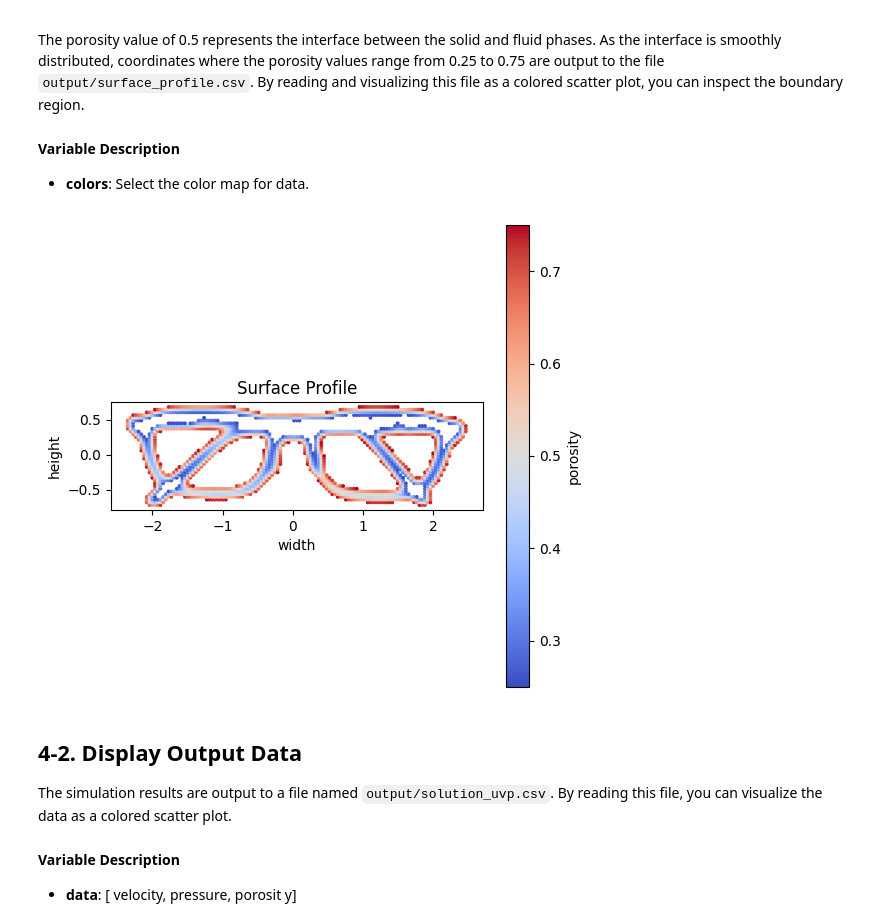
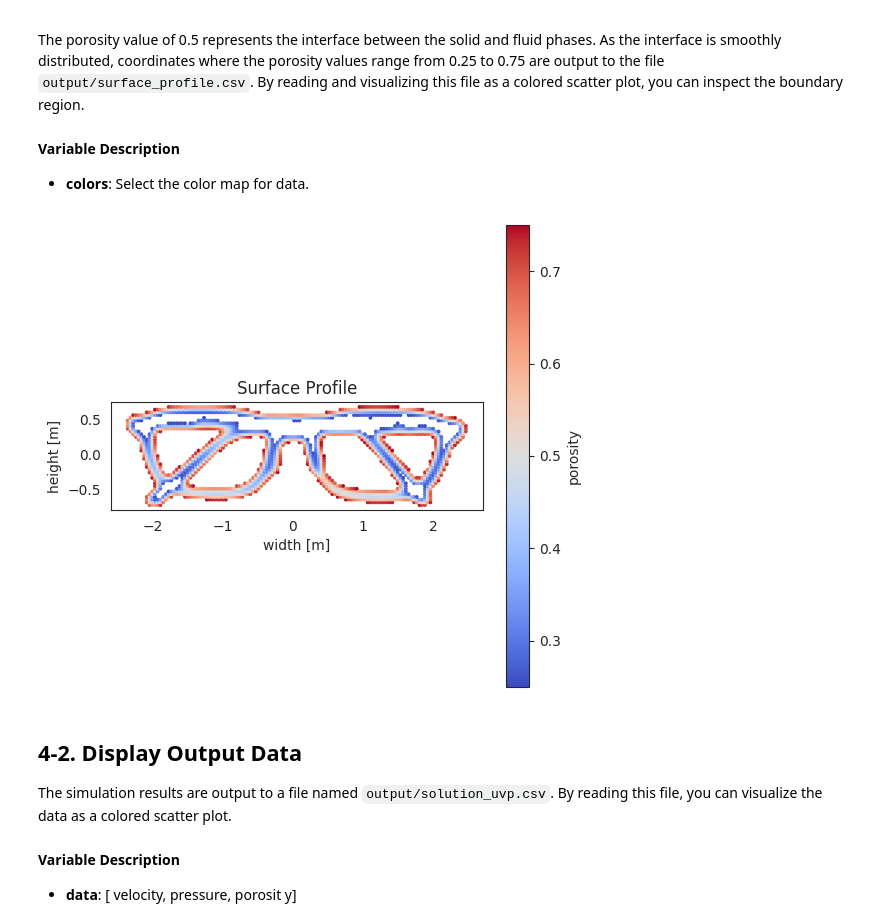
Before and after one commit to nobu-n2002/PixelNote, a Jupyter notebook: PixelNote.ipynb, the cells around one changed output. Drawn from its saved outputs; the diff is of its cells as text; code cells hidden in the pictures.

```diff
--- a/PixelNote.ipynb
+++ b/PixelNote.ipynb
@@ -1727,34 +1727,34 @@ The porosity value of 0.5 represents the interface between the solid and fluid p
 #### Variable Description
 - **colors**: Select the color map for data.
 # %%
-#@title Surface profile
+# @title Surface profile { run: "auto", vertical-output: true, form-width: "40%" }
 
 import pandas as pd
 import matplotlib.pyplot as plt
 
 # file path
 file_path = 'output/surface_profile.csv'
 
 # output file path
 output_file_path = 'fig/surface.png'
 
 # read data using pandas
 df = pd.read_csv(file_path)
 
 colors = 'coolwarm' # @param ['PiYG', 'PRGn', 'BrBG', 'PuOr', 'RdGy', 'RdBu', 'RdYlBu', 'RdYlGn', 'Spectral', 'coolwarm', 'bwr', 'seismic']
 
 # plot
 fig, ax = plt.subplots(figsize=(6, 6))
 mappable = ax.scatter(df['xp'], df['yp'], c=df['surface'], cmap=colors, s=3)
 ax.set_title('Surface Profile')
-ax.set_xlabel('width')
-ax.set_ylabel('height')
+ax.set_xlabel('width [m]')
+ax.set_ylabel('height [m]')
 ax.set_aspect('equal')
 fig.colorbar(mappable, ax=ax, label='porosity')
 plt.savefig(output_file_path)
 plt.show()
 # %% [output]
-[figure, old version]
+[figure, new version]
 # %% [markdown]
 ## 4-2. Display Output Data
 
```
Also changed, not shown: parts of 10 cells of this notebook.
